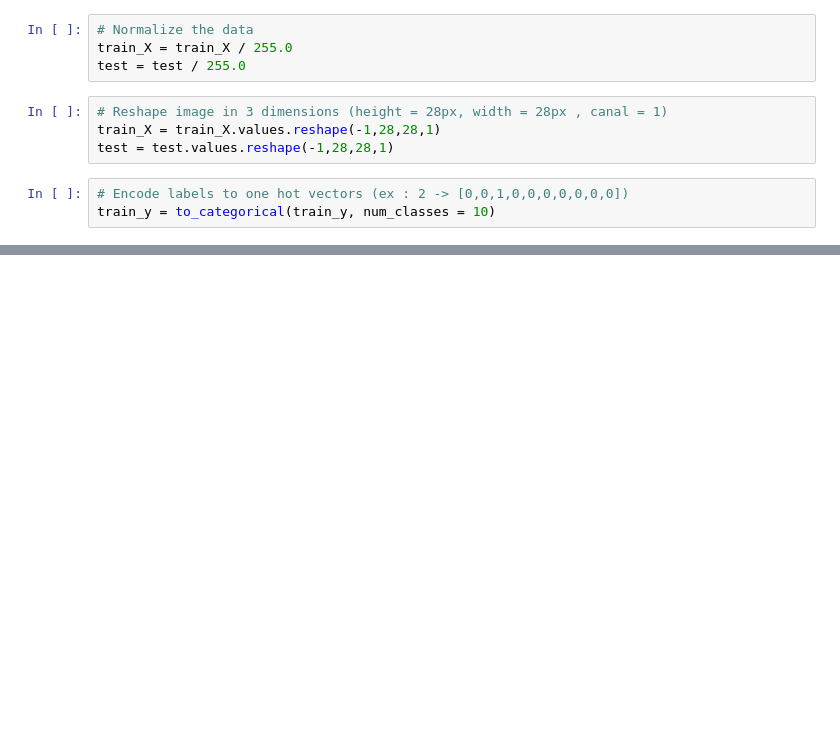
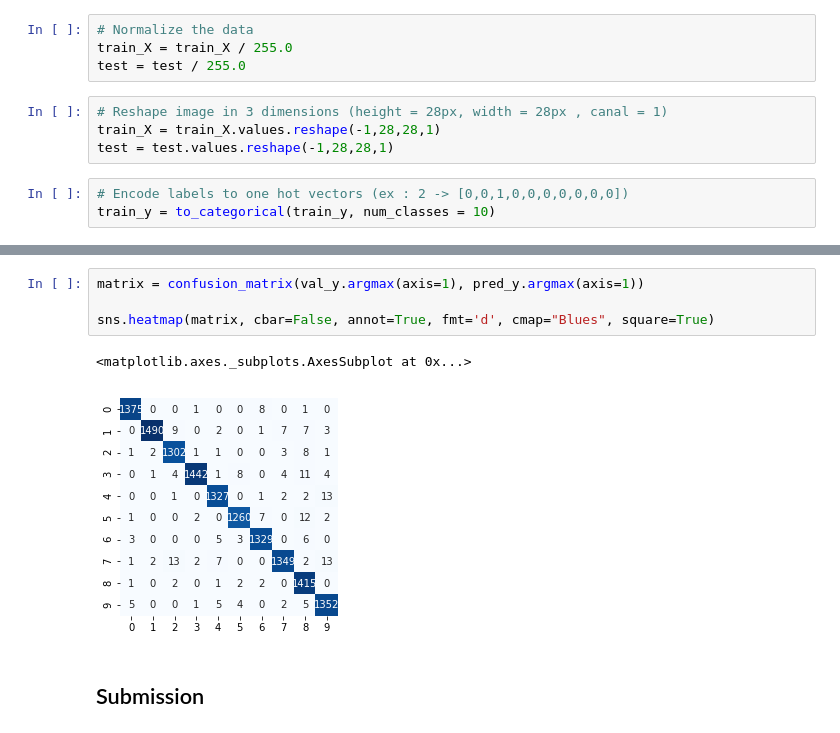
Before and after one commit to ddmng/kaggle, a Jupyter notebook: Digit Recognizer/notebooks/conv.ipynb, the cells around one changed output, grey strips where cells are left out. Cells and saved outputs as stored; diff of their text form; blank space fills up the shorter version.

```diff
--- a/Digit Recognizer/notebooks/conv.ipynb
+++ b/Digit Recognizer/notebooks/conv.ipynb
@@ -159,3 +149,12 @@ test_y = test_y.round()
+# %%
+matrix = confusion_matrix(val_y.argmax(axis=1), pred_y.argmax(axis=1))
+
+sns.heatmap(matrix, cbar=False, annot=True, fmt='d', cmap="Blues", square=True)
+# %% [output]
+<matplotlib.axes._subplots.AxesSubplot at 0x...>
+[figure, added]
+# %% [markdown]
+## Submission
 # %%
 test_y = model.predict(test)
 test_y = test_y.round()
```
Also changed, not shown: parts of 11 cells of this notebook, 2 other files.
